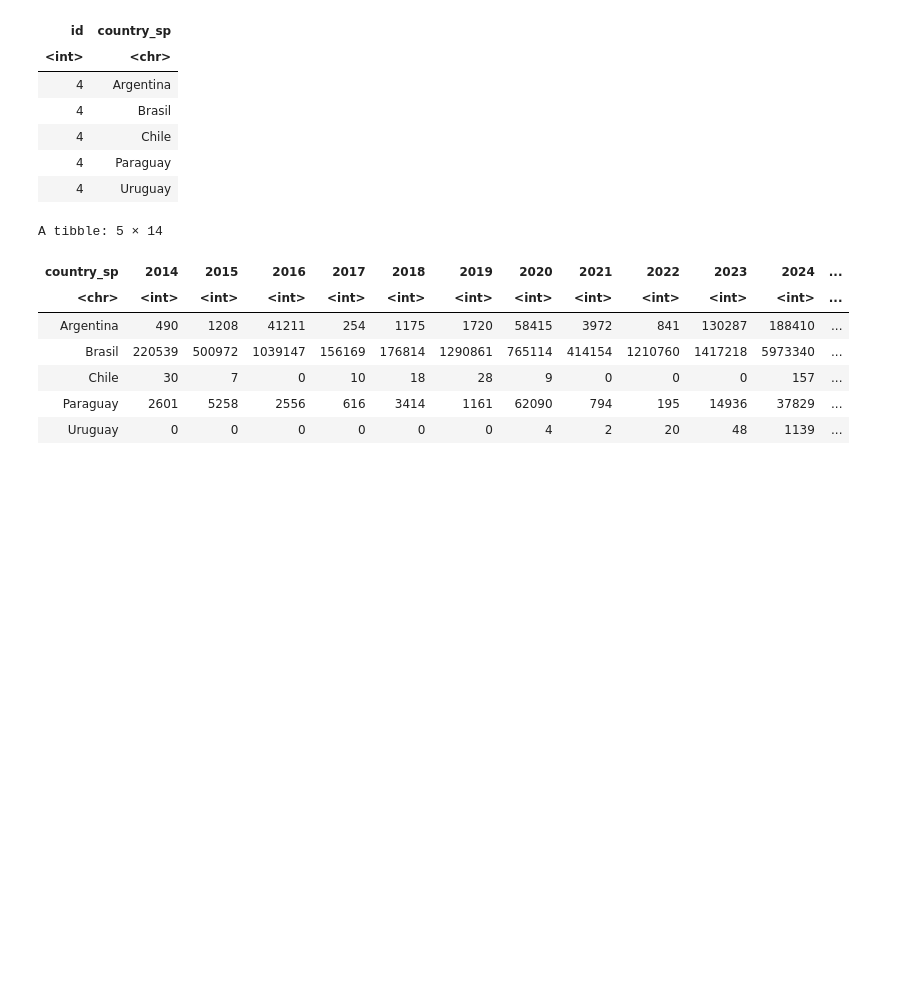
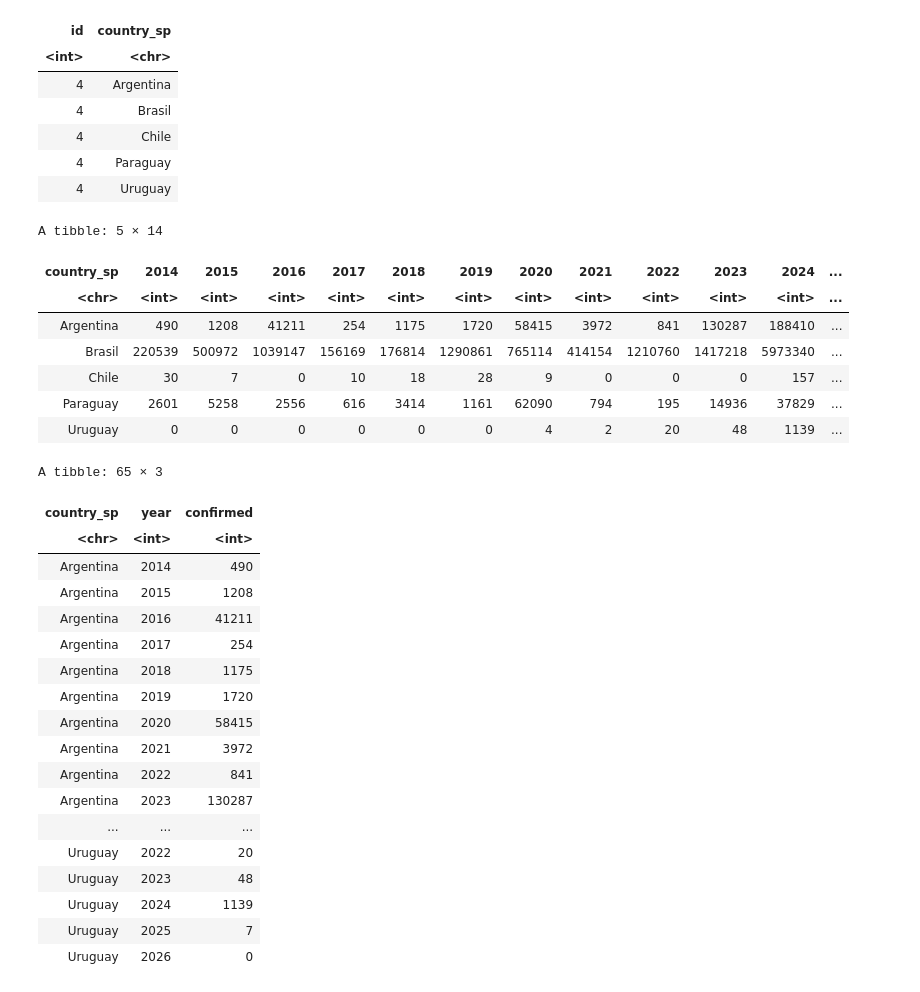
Before and after one commit to Merenguimona/act2_Adatos, a Jupyter notebook: NOTEBOOKS/EDA_DENGUE_AM.ipynb, the cells around one changed output. Cells and saved outputs as stored; diff of their text form; code cells hidden in the pictures; blank space fills up the shorter version.

```diff
--- a/NOTEBOOKS/EDA_DENGUE_AM.ipynb
+++ b/NOTEBOOKS/EDA_DENGUE_AM.ipynb
@@ -425,3 +423,37 @@ A tibble: 5 × 14
 | Chile | 30 | 7 | 0 | 10 | 18 | 28 | 9 | 0 | 0 | 0 | 157 | ... |
 | Paraguay | 2601 | 5258 | 2556 | 616 | 3414 | 1161 | 62090 | 794 | 195 | 14936 | 37829 | ... |
 | Uruguay | 0 | 0 | 0 | 0 | 0 | 0 | 4 | 2 | 20 | 48 | 1139 | ... |
+# %%
+casos_cono_sur_anio <- dengue_data %>%
+  filter(
+    id == 4,
+    tipo_registro == "País / territorio"
+  ) %>%
+  group_by(country_sp, year) %>%
+  summarise(
+    confirmed = sum(confirmed, na.rm = TRUE),
+    .groups = "drop"
+  ) %>%
+  arrange(country_sp, year)
+
+casos_cono_sur_anio
+# %% [output]
+A tibble: 65 × 3
+| country_sp | year | confirmed |
+| <chr> | <int> | <int> |
+| Argentina | 2014 | 490 |
+| Argentina | 2015 | 1208 |
+| Argentina | 2016 | 41211 |
+| Argentina | 2017 | 254 |
+| Argentina | 2018 | 1175 |
+| Argentina | 2019 | 1720 |
+| Argentina | 2020 | 58415 |
+| Argentina | 2021 | 3972 |
+| Argentina | 2022 | 841 |
+| Argentina | 2023 | 130287 |
+| ... | ... | ... |
+| Uruguay | 2022 | 20 |
+| Uruguay | 2023 | 48 |
+| Uruguay | 2024 | 1139 |
+| Uruguay | 2025 | 7 |
+| Uruguay | 2026 | 0 |
```
Also changed, not shown: parts of 3 cells of this notebook.
